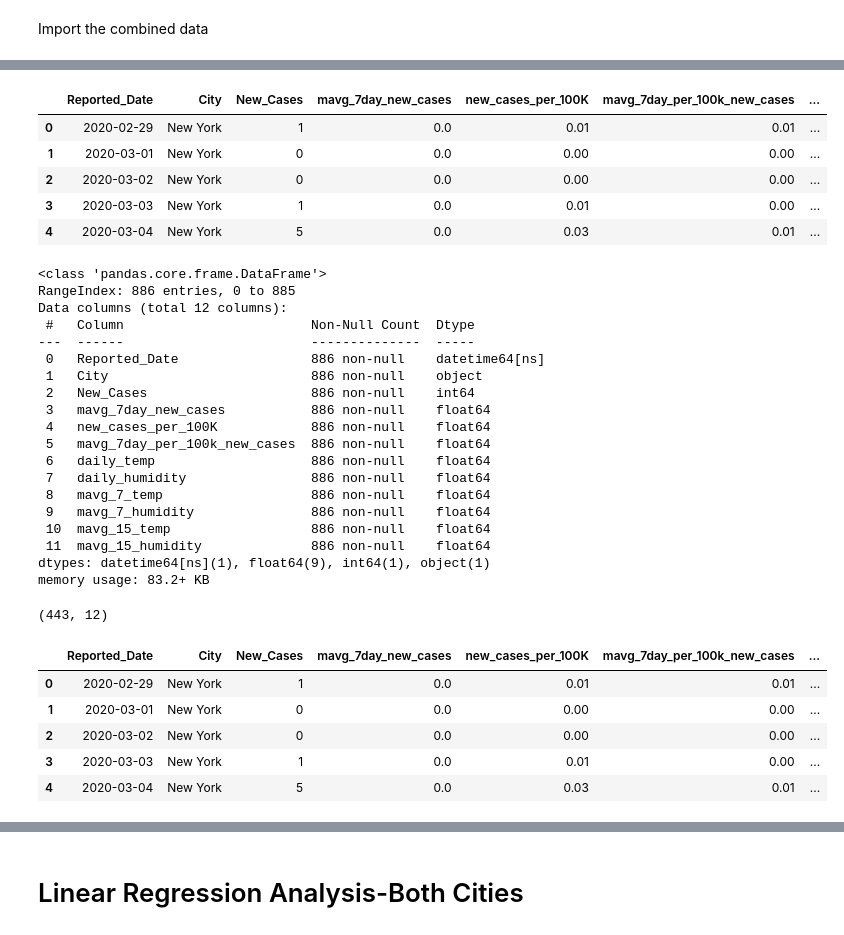
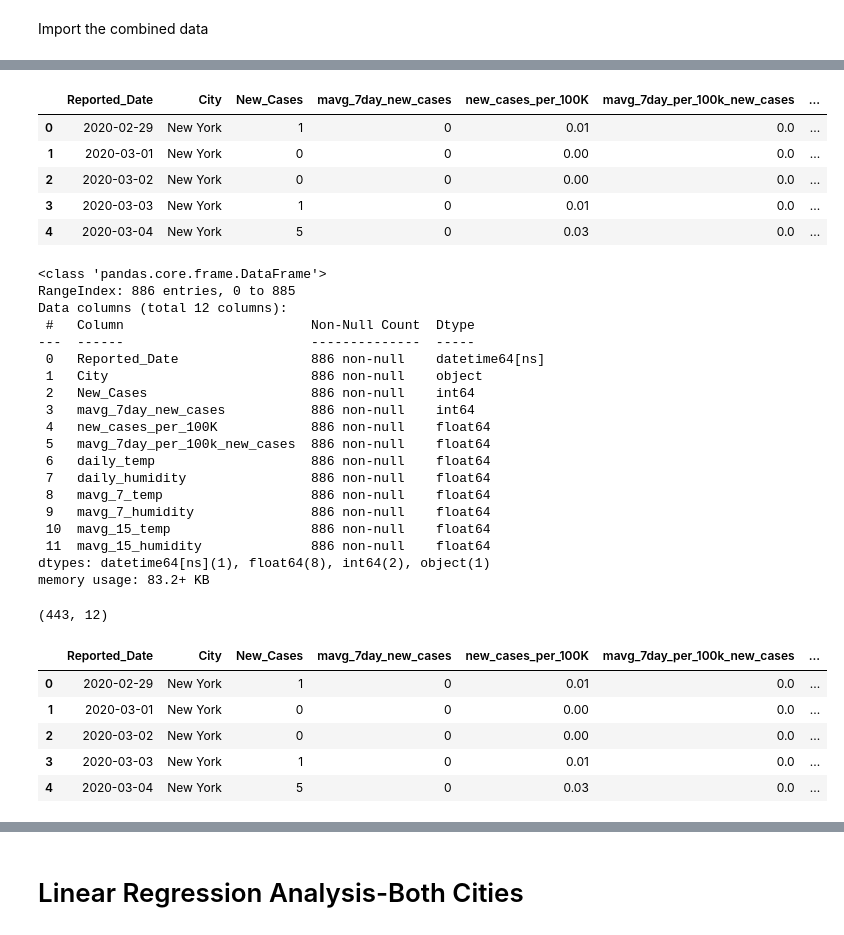
Before and after one commit to archinarula/Group-5-Project, a Jupyter notebook: NewData_Model_Analysis_Regression.ipynb, the cells around one changed output, grey strips where cells are left out. Drawn from its saved outputs; the diff is of its cells as text; code cells hidden in the pictures.

```diff
--- a/NewData_Model_Analysis_Regression.ipynb
+++ b/NewData_Model_Analysis_Regression.ipynb
@@ -43,14 +43,14 @@ Combined_df_all.head()
 # %%
 # Delete extraneous columns
-Combined_df=Combined_df_all.drop(["is_newyork","Population","Data_Source","Extract_Date"], axis=1)
+Combined_df=Combined_df_all.drop(["is_newyork","Population","Data Source"], axis=1)
 Combined_df.head()
 # %% [output]
 |  | Reported_Date | City | New_Cases | mavg_7day_new_cases | new_cases_per_100K | mavg_7day_per_100k_new_cases | ... |
-| 0 | 2020-02-29 | New York | 1 | 0.0 | 0.01 | 0.01 | ... |
-| 1 | 2020-03-01 | New York | 0 | 0.0 | 0.00 | 0.00 | ... |
-| 2 | 2020-03-02 | New York | 0 | 0.0 | 0.00 | 0.00 | ... |
-| 3 | 2020-03-03 | New York | 1 | 0.0 | 0.01 | 0.00 | ... |
-| 4 | 2020-03-04 | New York | 5 | 0.0 | 0.03 | 0.01 | ... |
+| 0 | 2020-02-29 | New York | 1 | 0 | 0.01 | 0.0 | ... |
+| 1 | 2020-03-01 | New York | 0 | 0 | 0.00 | 0.0 | ... |
+| 2 | 2020-03-02 | New York | 0 | 0 | 0.00 | 0.0 | ... |
+| 3 | 2020-03-03 | New York | 1 | 0 | 0.01 | 0.0 | ... |
+| 4 | 2020-03-04 | New York | 5 | 0 | 0.03 | 0.0 | ... |
 # %%
 Combined_df.info()
 # %% [output]
@@ -62,7 +62,7 @@ Data columns (total 12 columns):
  0   Reported_Date                 886 non-null    datetime64[ns]
  1   City                          886 non-null    object
  2   New_Cases                     886 non-null    int64
- 3   mavg_7day_new_cases           886 non-null    float64
+ 3   mavg_7day_new_cases           886 non-null    int64
  4   new_cases_per_100K            886 non-null    float64
  5   mavg_7day_per_100k_new_cases  886 non-null    float64
  6   daily_temp                    886 non-null    float64
@@ -71,7 +71,7 @@ Data columns (total 12 columns):
  9   mavg_7_humidity               886 non-null    float64
  10  mavg_15_temp                  886 non-null    float64
  11  mavg_15_humidity              886 non-null    float64
-dtypes: datetime64[ns](1), float64(9), int64(1), object(1)
+dtypes: datetime64[ns](1), float64(8), int64(2), object(1)
 memory usage: 83.2+ KB
 # %%
 import warnings
@@ -84,11 +84,11 @@ NY_Combined_df.head()
 # %% [output]
 (443, 12)
 |  | Reported_Date | City | New_Cases | mavg_7day_new_cases | new_cases_per_100K | mavg_7day_per_100k_new_cases | ... |
-| 0 | 2020-02-29 | New York | 1 | 0.0 | 0.01 | 0.01 | ... |
-| 1 | 2020-03-01 | New York | 0 | 0.0 | 0.00 | 0.00 | ... |
-| 2 | 2020-03-02 | New York | 0 | 0.0 | 0.00 | 0.00 | ... |
-| 3 | 2020-03-03 | New York | 1 | 0.0 | 0.01 | 0.00 | ... |
-| 4 | 2020-03-04 | New York | 5 | 0.0 | 0.03 | 0.01 | ... |
+| 0 | 2020-02-29 | New York | 1 | 0 | 0.01 | 0.0 | ... |
+| 1 | 2020-03-01 | New York | 0 | 0 | 0.00 | 0.0 | ... |
+| 2 | 2020-03-02 | New York | 0 | 0 | 0.00 | 0.0 | ... |
+| 3 | 2020-03-03 | New York | 1 | 0 | 0.01 | 0.0 | ... |
+| 4 | 2020-03-04 | New York | 5 | 0 | 0.03 | 0.0 | ... |
 # %%
 #extract only SP data
 SP_Combined_df = Combined_df.loc[Combined_df['City']=='Sao Paulo']
```
Also changed, not shown: parts of 44 cells of this notebook.
